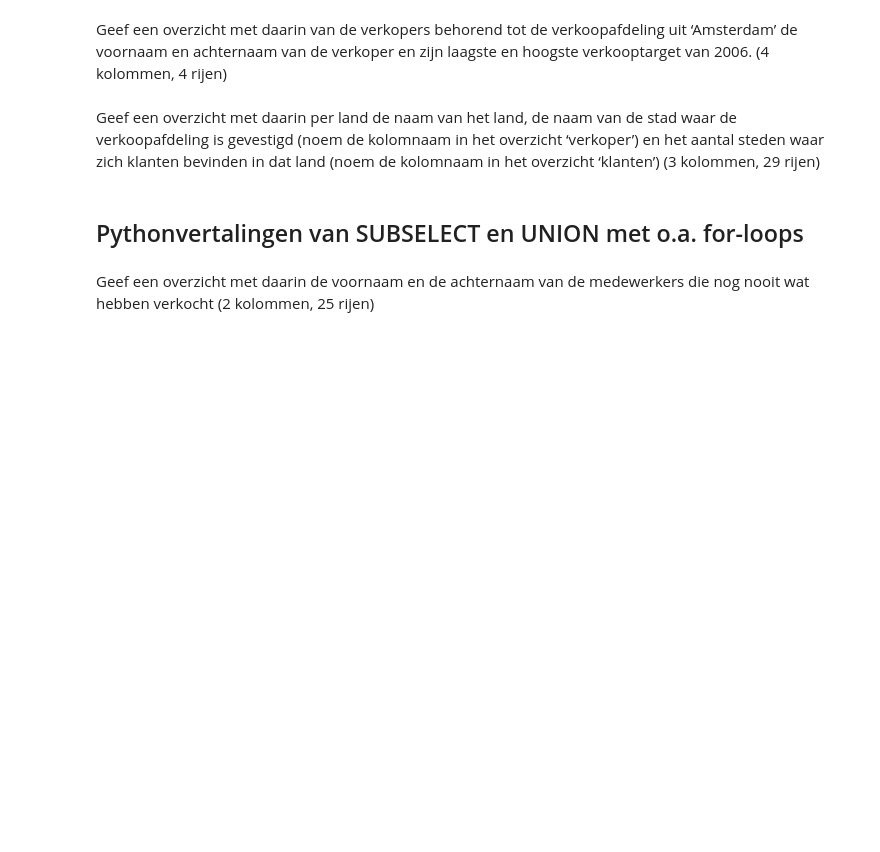
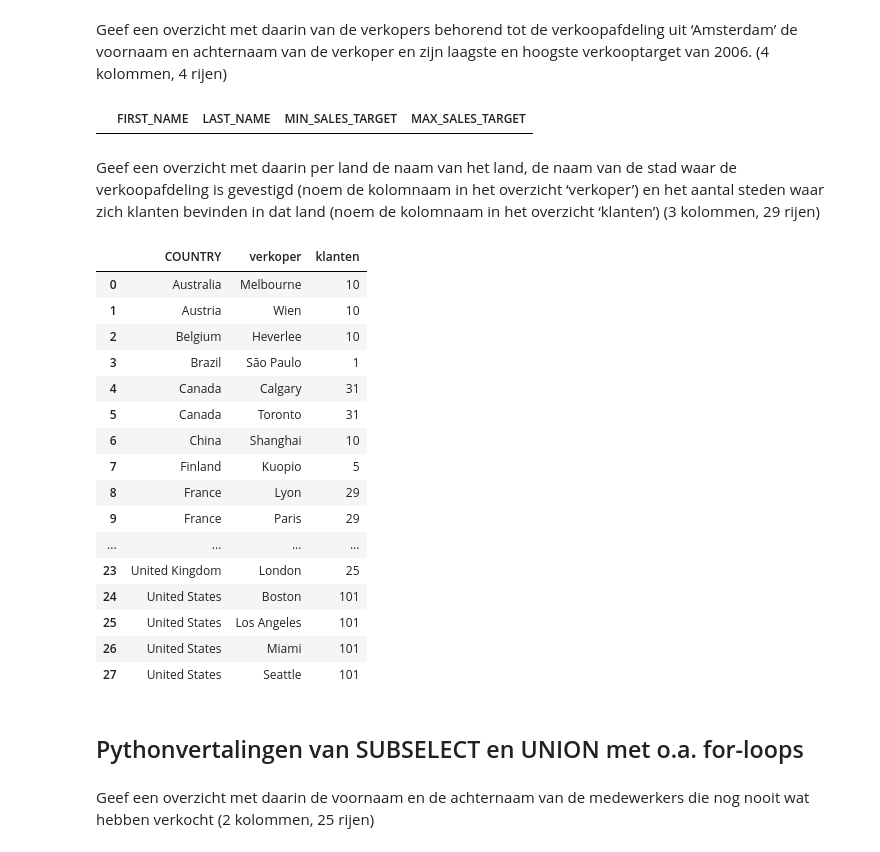
Before and after one commit to HumbertodeCastro/DEDS_portofolio, a Jupyter notebook: Practicum_2.3_Opdrachten.ipynb, the cells around one changed output. Drawn from its saved outputs; the diff is of its cells as text; code cells hidden in the pictures; blank space fills up the shorter version.

```diff
--- a/Practicum_2.3_Opdrachten.ipynb
+++ b/Practicum_2.3_Opdrachten.ipynb
@@ -241,7 +544,49 @@ Geef een overzicht met daarin van de producten behorend tot het producttype ‘C
 # %% [markdown]
 Geef een overzicht met daarin van de verkopers behorend tot de verkoopafdeling uit ‘Amsterdam’ de voornaam en achternaam van de verkoper en zijn laagste en hoogste verkooptarget van 2006. (4 kolommen, 4 rijen)
+# %%
+merge10 = pd.merge(sales_branch, sales_staff, on = 'SALES_BRANCH_CODE')
+
+merge11 = pd.merge(merge10, target, on = 'SALES_STAFF_CODE')
+
+check11 = merge11[(merge11['CITY'] == 'Amsterdam') & (merge11['SALES_YEAR'] == '2006')]
+
+check11['SALES_TARGET'] = check11['SALES_TARGET'].astype(float)
+
+resultaat = check11.groupby(['FIRST_NAME', 'LAST_NAME'], as_index = False).agg(MIN_SALES_TARGET=('SALES_TARGET', 'min'), MAX_SALES_TARGET=('SALES_TARGET', 'max'))
+resultaat
+
+
+#sales_year heeft geen 2006 ? dus ik snap het niet
+# %% [output]
+|  | FIRST_NAME | LAST_NAME | MIN_SALES_TARGET | MAX_SALES_TARGET |
 # %% [markdown]
 Geef een overzicht met daarin per land de naam van het land, de naam van de stad waar de verkoopafdeling is gevestigd (noem de kolomnaam in het overzicht ‘verkoper’) en het aantal steden waar zich klanten bevinden in dat land (noem de kolomnaam in het overzicht ‘klanten’) (3 kolommen, 29 rijen)
+# %%
+merge12 = pd.merge(sales_branch, country, on = 'COUNTRY_CODE')
+
+merge12 = pd.merge(merge12, retailer_site, on= 'COUNTRY_CODE')
+
+
+resultaat = merge12.groupby(['COUNTRY', 'CITY_x'], as_index = False)['RETAILER_SITE_CODE'].count().rename(columns = {'CITY_x' : 'verkoper', 'RETAILER_SITE_CODE' : 'klanten'})
+resultaat
+# %% [output]
+|  | COUNTRY | verkoper | klanten |
+| 0 | Australia | Melbourne | 10 |
+| 1 | Austria | Wien | 10 |
+| 2 | Belgium | Heverlee | 10 |
+| 3 | Brazil | São Paulo | 1 |
+| 4 | Canada | Calgary | 31 |
+| 5 | Canada | Toronto | 31 |
+| 6 | China | Shanghai | 10 |
+| 7 | Finland | Kuopio | 5 |
+| 8 | France | Lyon | 29 |
+| 9 | France | Paris | 29 |
+| ... | ... | ... | ... |
+| 23 | United Kingdom | London | 25 |
+| 24 | United States | Boston | 101 |
+| 25 | United States | Los Angeles | 101 |
+| 26 | United States | Miami | 101 |
+| 27 | United States | Seattle | 101 |
 # %% [markdown]
 ## Pythonvertalingen van SUBSELECT en UNION met o.a. for-loops
 # %% [markdown]
```
Also changed, not shown: parts of 32 cells of this notebook, 6 other files.
